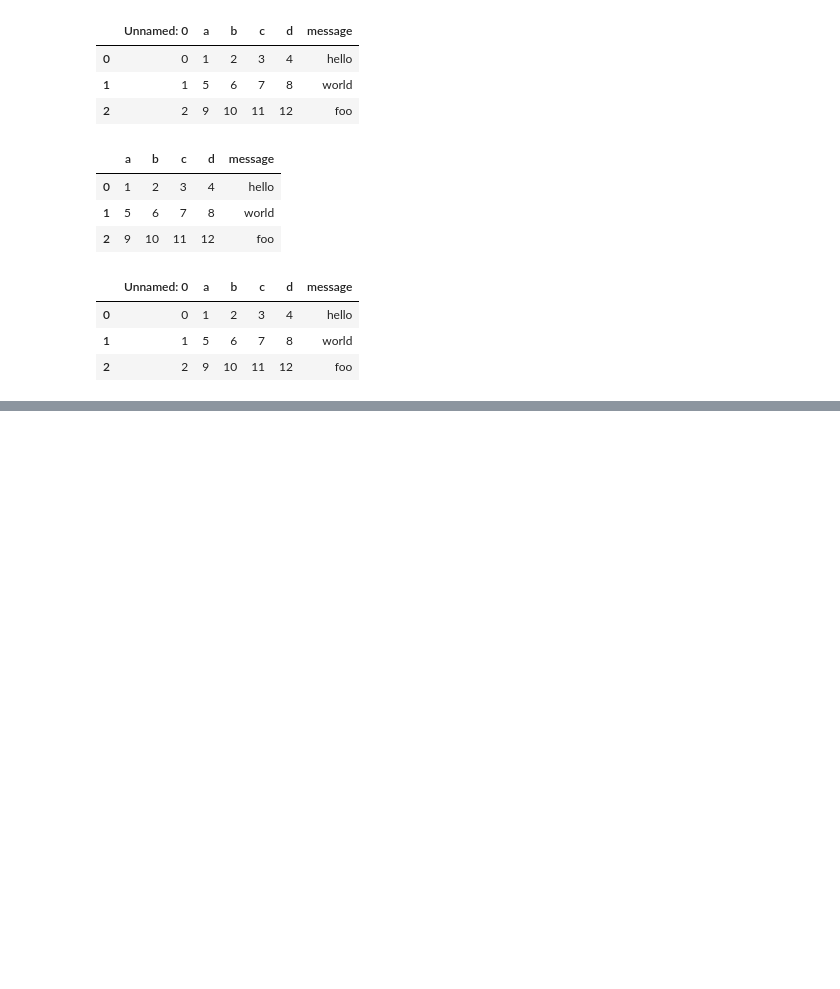
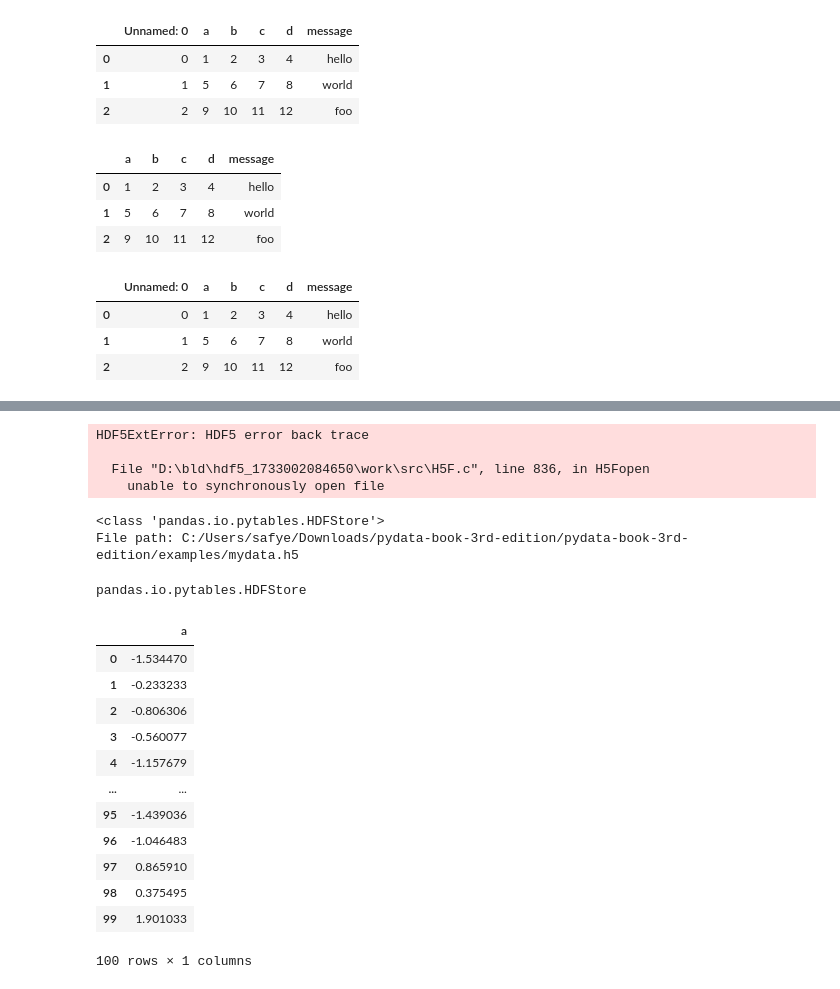
Before and after one commit to Safiye-alaca/Python-for-Data-Analysis, a Jupyter notebook: Chapter_altı.ipynb, the cells around one changed output, grey strips where cells are left out. Cells and saved outputs as stored; diff of their text form; code cells hidden in the pictures; blank space fills up the shorter version.

```diff
--- a/XMLandHTML.ipynb
+++ b/Chapter_altı.ipynb
@@ -120,0 +123,37 @@ writer.close()
+# %%
+frame = pd.DataFrame({"a": np.random.standard_normal(100)})
+store = pd.HDFStore("C:/Users/safye/Downloads/pydata-book-3rd-edition/pydata-book-3rd-edition/examples/mydata.h5")
+# %% [output]
+HDF5ExtError: HDF5 error back trace
+
+  File "D:\bld\hdf5_1733002084650\work\src\H5F.c", line 836, in H5Fopen
+    unable to synchronously open file
+# %%
+store["obj1"] = frame
+# %%
+store["obj1_col"] = frame["a"]
+# %%
+store
+# %% [output]
+<class 'pandas.io.pytables.HDFStore'>
+File path: C:/Users/safye/Downloads/pydata-book-3rd-edition/pydata-book-3rd-edition/examples/mydata.h5
+# %%
+type(store)
+# %% [output]
+pandas.io.pytables.HDFStore
+# %%
+store["obj1"]
+# %% [output]
+|  | a |
+| 0 | -1.534470 |
+| 1 | -0.233233 |
+| 2 | -0.806306 |
+| 3 | -0.560077 |
+| 4 | -1.157679 |
+| ... | ... |
+| 95 | -1.439036 |
+| 96 | -1.046483 |
+| 97 | 0.865910 |
+| 98 | 0.375495 |
+| 99 | 1.901033 |
+100 rows × 1 columns
```
Also changed, not shown: parts of 30 cells of this notebook, 2 other files.
